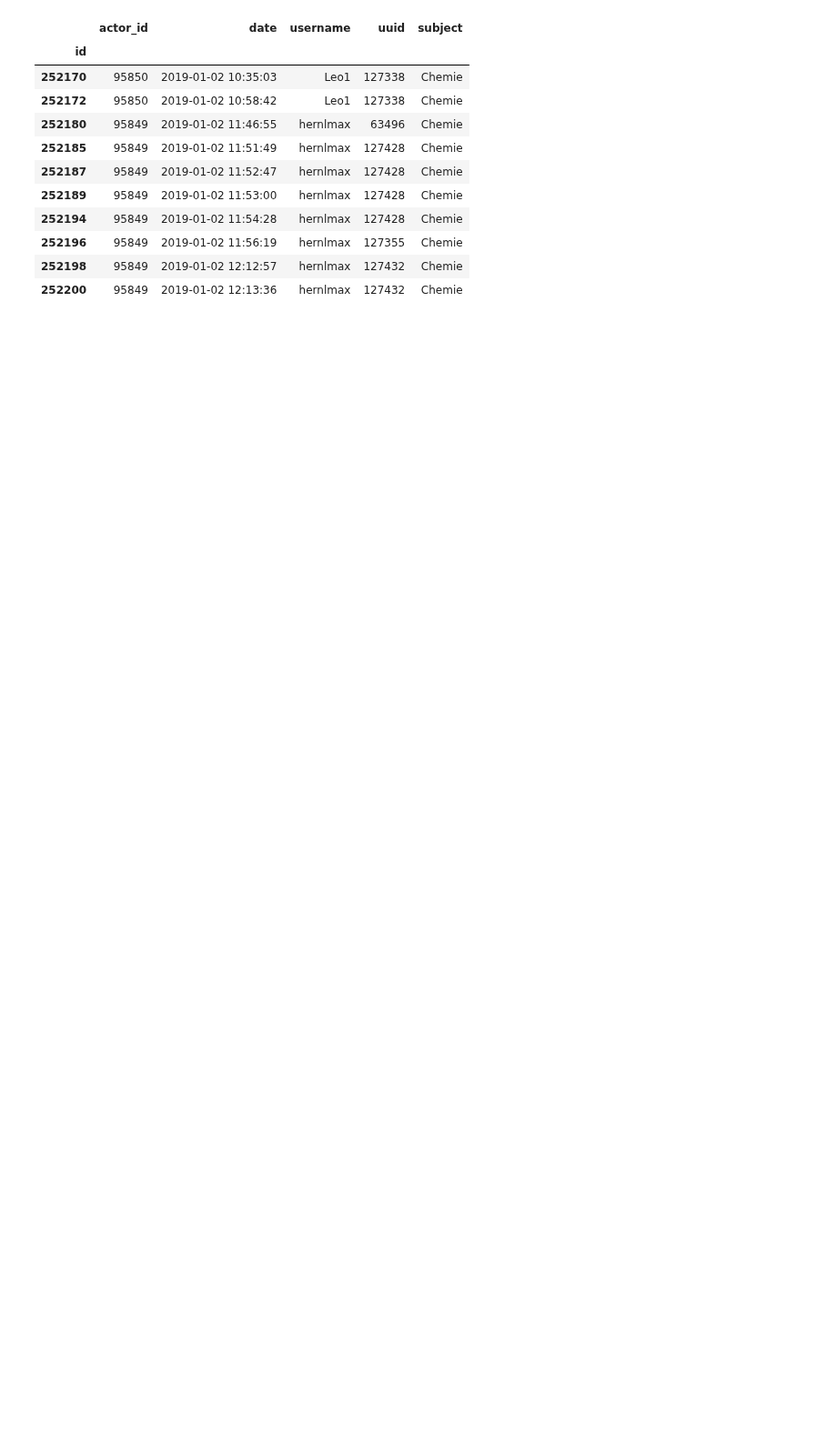
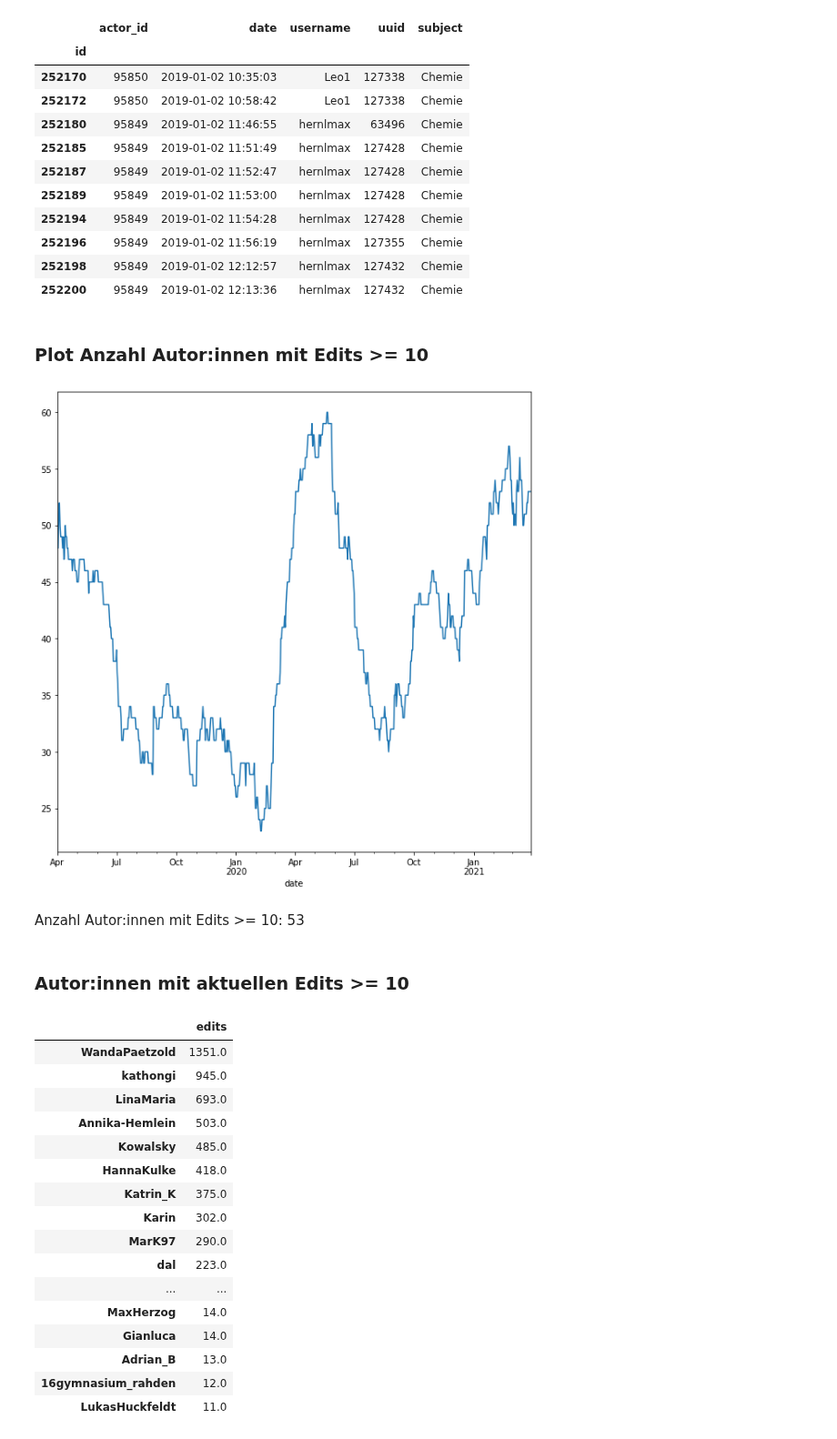
Before and after one commit to kulla/serlo-evaluations, a Jupyter notebook: 2021-03-29 Community-Statistik.ipynb, the cells around one changed output. Shown at 91% size. Drawn from its saved outputs; the diff is of its cells as text; code cells hidden in the pictures; blank space fills up the shorter version.

```diff
--- a/2021-03-29 Community-Statistik.ipynb
+++ b/2021-03-29 Community-Statistik.ipynb
@@ -132,8 +141,8 @@ def show(subject=None, lower=10, time_interval=90):
         if len(df) == 0:
             return
 
-    df = compute_edits_per_day_per_user(df)
-    df = df.rolling(time_interval, min_periods=time_interval).sum()
+    edits_per_day = compute_edits_per_day_per_user(df)
+    df = edits_per_day.rolling(time_interval, min_periods=time_interval).sum()
     df.dropna(inplace=True)
 
     display(Markdown(f"### Plot Anzahl Autor:innen mit Edits >= {lower}"))
@@ -147,32 +156,70 @@ def show(subject=None, lower=10, time_interval=90):
 
     count = (df2["edits"] >= lower).sum()
 
     display(Markdown(f"Anzahl Autor:innen mit Edits >= {lower}: {count}"))
 
-    display(Markdown(f"### Autor:innen mit Edits >= {lower}"))
+    display(Markdown(f"### Autor:innen mit aktuellen Edits >= {lower}"))
     d = df2[df2["edits"] >= lower][["edits"]]
     d.sort_values("edits", inplace=True, ascending=False)
     display(d)
 
-    display(Markdown(f"### Autor:innen mit Edits < {lower} und vorher Edits >= {lower}"))
+    display(Markdown(f"### Verlorene Autor:innen mit aktuellen Edits < {lower} und vorher Edits >= {lower}"))
     d = df2[(df2["edits"] < lower) & (df2["edits_before"] >= lower)][["edits"]]
     d.sort_values("edits", inplace=True, ascending=False)
     display(d)
 
+    display(Markdown(f"### Neue Autor:innen (Personen, die in den letzten {time_interval} Tagen dazugekommen sind)"))
+    df3 = edits_per_day.cumsum()
+    df3 = pd.DataFrame({
+        "edits": df3.loc[df.index[-1]],
+        "edits_before": df3.loc[df.index[-1-time_interval]],
+    })
+    d = df3[(df3["edits"] > 0) & (df3["edits_before"] == 0)][["edits"]]
+    d.sort_values("edits", inplace=True, ascending=False)
+    display(d)
+
+    display(Markdown(f"### Neue Autor:innen (Personen, die in den letzten {time_interval} Tagen dazugekommen sind) + Edits < {lower}"))
+    d = df3[(df3["edits"] < lower) & (df3["edits"] > 0) & (df3["edits_before"] == 0)][["edits"]]
+    d.sort_values("edits", inplace=True, ascending=False)
+    display(d)
 
 def compute_edits_per_day_per_user(df, since=4*365.25):
     current_date = df["date"].max()
     df = df[df["date"] > current_date - pd.Timedelta(days=since)]
 
     def user_df(username):
         #display(df.head())
         u = df[df["username"] == username].copy()
         u.set_index("date", inplace=True)
         u = u.resample("D").count()[["actor_id"]]
         u.rename(columns={"actor_id": username}, inplace=True)
         return u
 
     df = pd.concat([user_df(u) for u in df["username"].unique()], axis=1)
     df.fillna(0, inplace=True)
 
     return df
+
+show()
+# %% [output]
+### Plot Anzahl Autor:innen mit Edits >= 10
+[figure, added]
+Anzahl Autor:innen mit Edits >= 10: 53
+### Autor:innen mit aktuellen Edits >= 10
+|  | edits |
+| WandaPaetzold | 1351.0 |
+| kathongi | 945.0 |
+| LinaMaria | 693.0 |
+| Annika-Hemlein | 503.0 |
+| Kowalsky | 485.0 |
+| HannaKulke | 418.0 |
+| Katrin_K | 375.0 |
+| Karin | 302.0 |
+| MarK97 | 290.0 |
+| dal | 223.0 |
+| ... | ... |
+| MaxHerzog | 14.0 |
+| Gianluca | 14.0 |
+| Adrian_B | 13.0 |
+| 16gymnasium_rahden | 12.0 |
+| LukasHuckfeldt | 11.0 |
```
Also changed, not shown: parts of 7 cells of this notebook.
